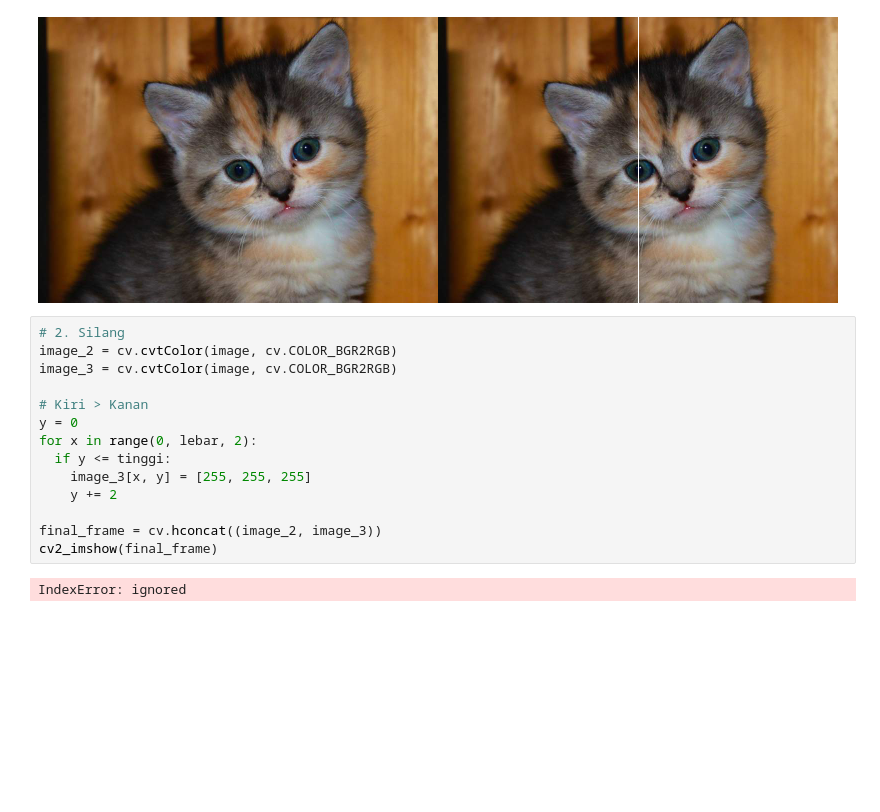
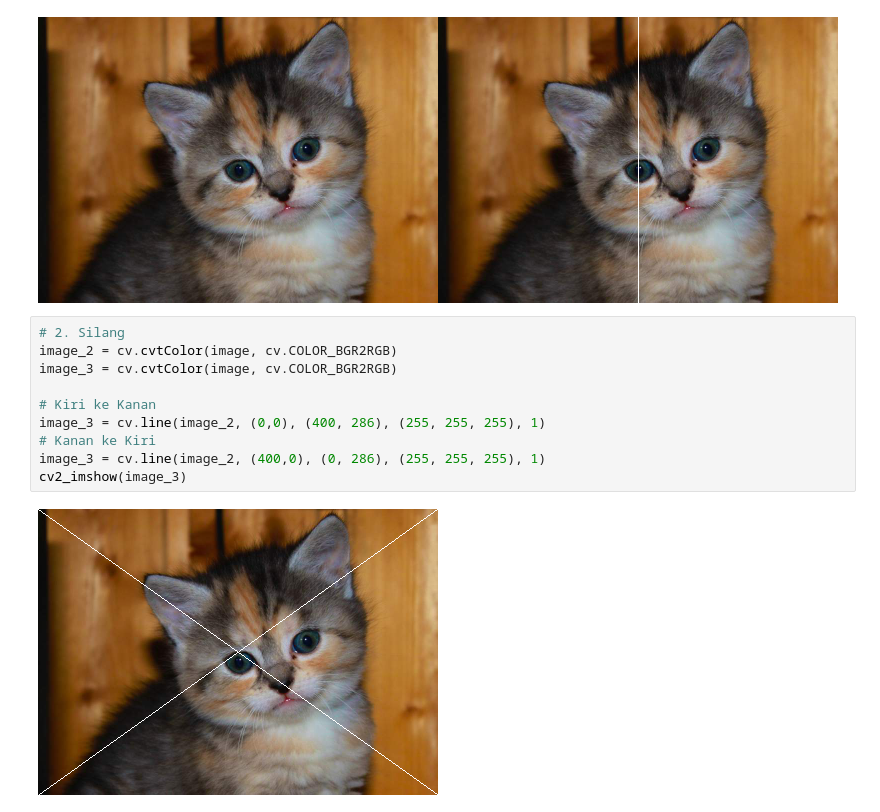
Before and after one commit to un-ro/PCVK_Genap_2021, a Jupyter notebook: Week1.ipynb, the cells around one changed output. Saved outputs shown, nothing was run; the diff lists cells and outputs as text; blank space fills up the shorter version.

```diff
--- a/Week1.ipynb
+++ b/Week1.ipynb
@@ -66,16 +66,12 @@ cv2_imshow(final_frame)
 # %%
 # 2. Silang
 image_2 = cv.cvtColor(image, cv.COLOR_BGR2RGB)
 image_3 = cv.cvtColor(image, cv.COLOR_BGR2RGB)
 
-# Kiri > Kanan
-y = 0
-for x in range(0, lebar, 2):
-  if y <= tinggi:
-    image_3[x, y] = [255, 255, 255]
-    y += 2
-
-final_frame = cv.hconcat((image_2, image_3))
-cv2_imshow(final_frame)
+# Kiri ke Kanan
+image_3 = cv.line(image_2, (0,0), (400, 286), (255, 255, 255), 1)
+# Kanan ke Kiri
+image_3 = cv.line(image_2, (400,0), (0, 286), (255, 255, 255), 1)
+cv2_imshow(image_3)
 # %% [output]
-IndexError: ignored
+[figure, added]
```
